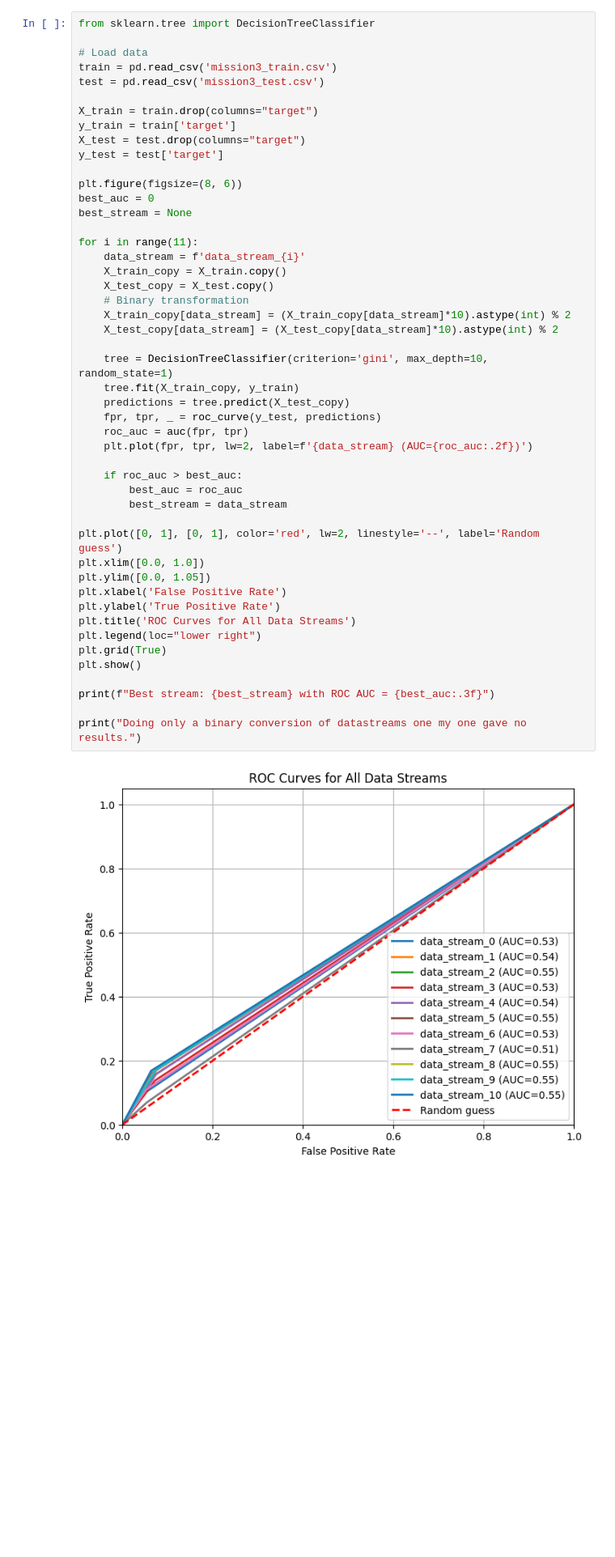
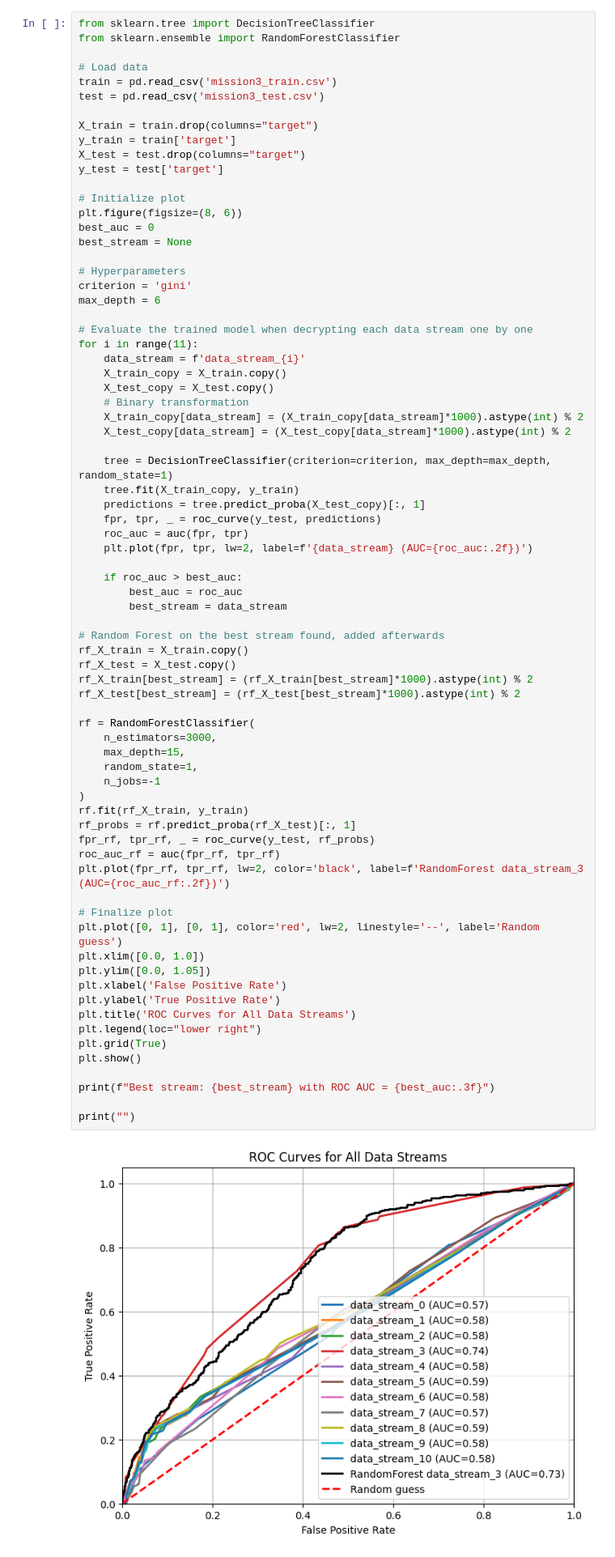
Before and after one commit to albinwarvelin/TDT4172-Intro-til-maskinlaring, a Jupyter notebook: Assignment1/Chapter_1.ipynb, the cells around one changed output. Shown at 81% size. Drawn from its saved outputs; the diff is of its cells as text; blank space fills up the shorter version.

```diff
--- a/Assignment1/Chapter_1.ipynb
+++ b/Assignment1/Chapter_1.ipynb
@@ -288,6 +285,7 @@ To decrypt a data stream, transform the data into a binary representation based
 ---
 # %%
 from sklearn.tree import DecisionTreeClassifier
+from sklearn.ensemble import RandomForestClassifier
 
 # Load data
 train = pd.read_csv('mission3_train.csv')
@@ -298,41 +296,66 @@ y_train = train['target']
 X_test = test.drop(columns="target")
 y_test = test['target']
 
+# Initialize plot
 plt.figure(figsize=(8, 6))
 best_auc = 0
 best_stream = None
 
+# Hyperparameters
+criterion = 'gini'
+max_depth = 6
+
+# Evaluate the trained model when decrypting each data stream one by one
 for i in range(11):
     data_stream = f'data_stream_{i}'
     X_train_copy = X_train.copy()
     X_test_copy = X_test.copy()
     # Binary transformation
-    X_train_copy[data_stream] = (X_train_copy[data_stream]*10).astype(int) % 2
-    X_test_copy[data_stream] = (X_test_copy[data_stream]*10).astype(int) % 2
+    X_train_copy[data_stream] = (X_train_copy[data_stream]*1000).astype(int) % 2
+    X_test_copy[data_stream] = (X_test_copy[data_stream]*1000).astype(int) % 2
 
-    tree = DecisionTreeClassifier(criterion='gini', max_depth=10, random_state=1)
+    tree = DecisionTreeClassifier(criterion=criterion, max_depth=max_depth, random_state=1)
     tree.fit(X_train_copy, y_train)
-    predictions = tree.predict(X_test_copy)
+    predictions = tree.predict_proba(X_test_copy)[:, 1]
     fpr, tpr, _ = roc_curve(y_test, predictions)
     roc_auc = auc(fpr, tpr)
     plt.plot(fpr, tpr, lw=2, label=f'{data_stream} (AUC={roc_auc:.2f})')
 
     if roc_auc > best_auc:
         best_auc = roc_auc
         best_stream = data_stream
 
+# Random Forest on the best stream found, added afterwards
+rf_X_train = X_train.copy()
+rf_X_test = X_test.copy()
+rf_X_train[best_stream] = (rf_X_train[best_stream]*1000).astype(int) % 2
+rf_X_test[best_stream] = (rf_X_test[best_stream]*1000).astype(int) % 2
+
+rf = RandomForestClassifier(
+    n_estimators=3000,
+    max_depth=15,
+    random_state=1,
+    n_jobs=-1
+)
+rf.fit(rf_X_train, y_train)
+rf_probs = rf.predict_proba(rf_X_test)[:, 1]
+fpr_rf, tpr_rf, _ = roc_curve(y_test, rf_probs)
+roc_auc_rf = auc(fpr_rf, tpr_rf)
+plt.plot(fpr_rf, tpr_rf, lw=2, color='black', label=f'RandomForest data_stream_3 (AUC={roc_auc_rf:.2f})')
+
+# Finalize plot
 plt.plot([0, 1], [0, 1], color='red', lw=2, linestyle='--', label='Random guess')
 plt.xlim([0.0, 1.0])
 plt.ylim([0.0, 1.05])
 plt.xlabel('False Positive Rate')
 plt.ylabel('True Positive Rate')
 plt.title('ROC Curves for All Data Streams')
 plt.legend(loc="lower right")
 plt.grid(True)
 plt.show()
 
 print(f"Best stream: {best_stream} with ROC AUC = {best_auc:.3f}")
 
-print("Doing only a binary conversion of datastreams one my one gave no results.")
+print("")
 # %% [output]
-[figure, old version]
+[figure, new version]
```
Also changed, not shown: parts of 5 cells of this notebook.
